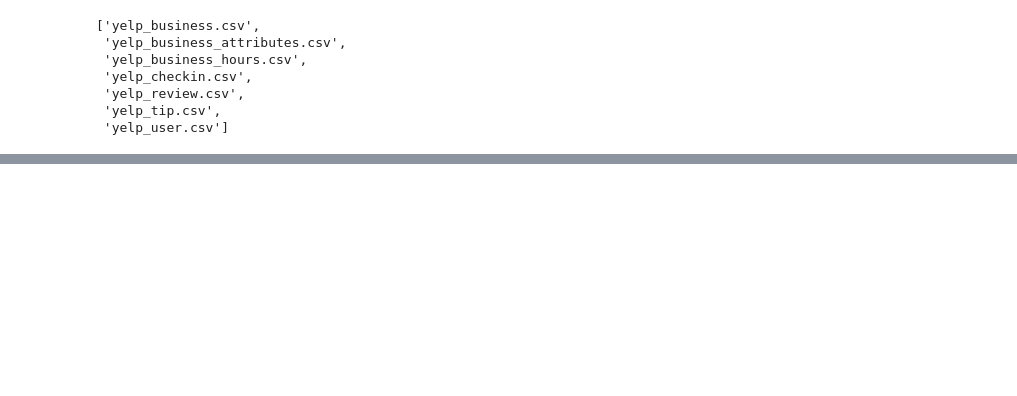
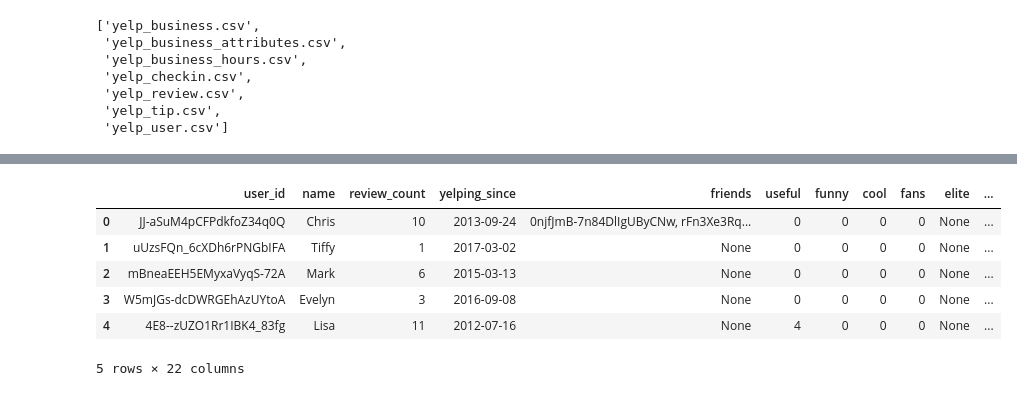
Before and after one commit to shindemanoj/CS6220-Project, a Jupyter notebook: Data Consolidation and Audit.ipynb, the cells around one changed output, grey strips where cells are left out. Drawn from its saved outputs; the diff is of its cells as text; code cells hidden in the pictures; blank space fills up the shorter version.

Commit message:
completed data audit, merging files will not be possible due to size

```diff
--- a/Data Consolidation and Audit.ipynb
+++ b/Data Consolidation and Audit.ipynb
@@ -18,0 +55,8 @@ def get_edge_data(G, key):
+# %%
+yelp_business = pd.read_csv("data/yelp_business.csv")
+yelp_business_attrs = pd.read_csv("data/yelp_business_attributes.csv")
+yelp_business_hrs = pd.read_csv("data/yelp_business_hours.csv")
+yelp_checkin = pd.read_csv("data/yelp_checkin.csv")
+yelp_review = pd.read_csv("data/yelp_review.csv")
+yelp_tip = pd.read_csv("data/yelp_tip.csv")
+yelp_user = pd.read_csv("data/yelp_user.csv")
@@ -105,0 +628,10 @@ Loading BokehJS ...
+# %%
+yelp_user.head()
+# %% [output]
+|  | user_id | name | review_count | yelping_since | friends | useful | funny | cool | fans | elite | ... |
+| 0 | JJ-aSuM4pCFPdkfoZ34q0Q | Chris | 10 | 2013-09-24 | 0njfJmB-7n84DlIgUByCNw, rFn3Xe3Rq... | 0 | 0 | 0 | 0 | None | ... |
+| 1 | uUzsFQn_6cXDh6rPNGbIFA | Tiffy | 1 | 2017-03-02 | None | 0 | 0 | 0 | 0 | None | ... |
+| 2 | mBneaEEH5EMyxaVyqS-72A | Mark | 6 | 2015-03-13 | None | 0 | 0 | 0 | 0 | None | ... |
+| 3 | W5mJGs-dcDWRGEhAzUYtoA | Evelyn | 3 | 2016-09-08 | None | 0 | 0 | 0 | 0 | None | ... |
+| 4 | 4E8--zUZO1Rr1IBK4_83fg | Lisa | 11 | 2012-07-16 | None | 4 | 0 | 0 | 0 | None | ... |
+5 rows × 22 columns
```
Also changed, not shown: parts of 84 cells of this notebook.
